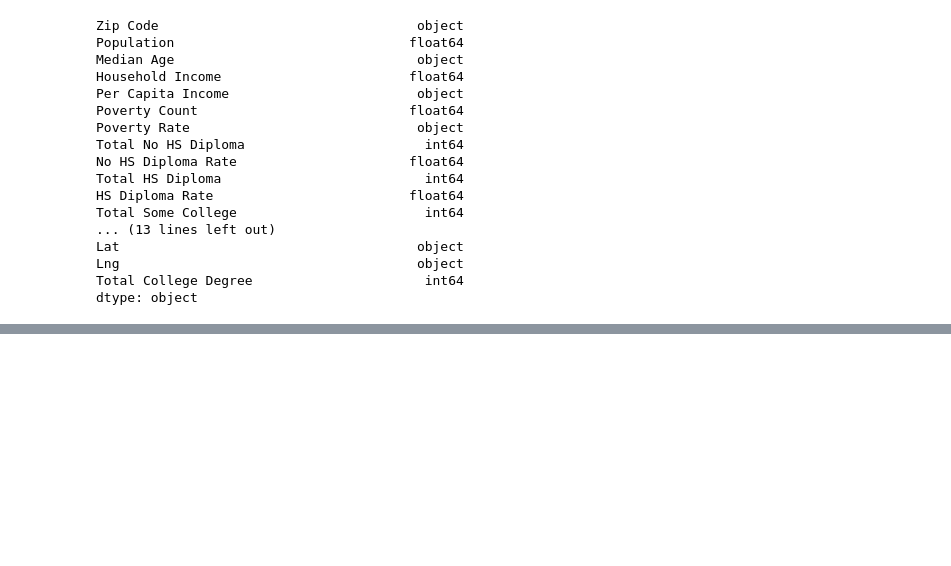
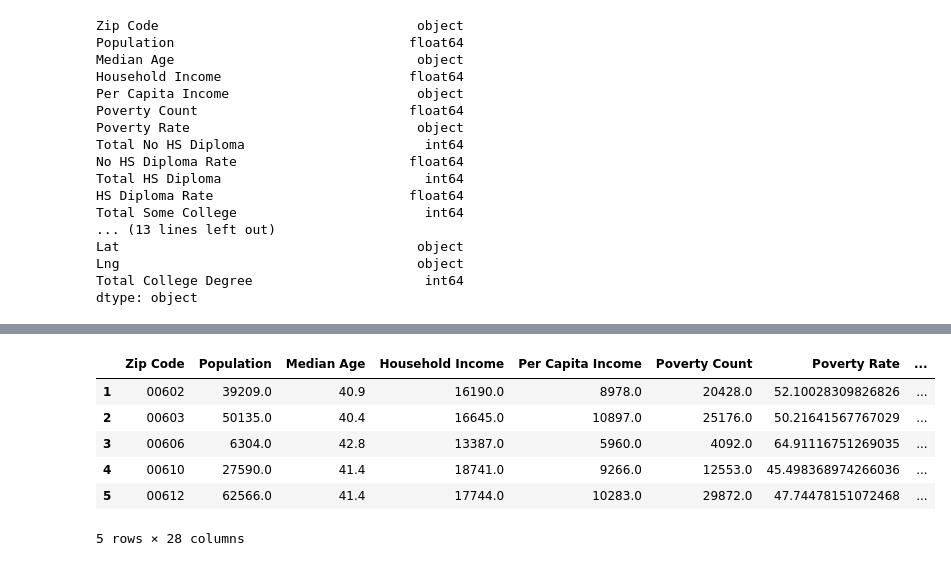
Before and after one commit to trigus00/Project_1, a Jupyter notebook: gustest.ipynb, the cells around one changed output, grey strips where cells are left out. Cells and saved outputs as stored; diff of their text form; code cells hidden in the pictures; blank space fills up the shorter version.

```diff
--- a/gustest.ipynb
+++ b/gustest.ipynb
@@ -108,0 +115,10 @@ DriverError: Project_1/cb_2018_us_zcta510_500k.shp: No such file or directory
+# %%
+df_for_map.head()
+# %% [output]
+|  | Zip Code | Population | Median Age | Household Income | Per Capita Income | Poverty Count | Poverty Rate | ... |
+| 1 | 00602 | 39209.0 | 40.9 | 16190.0 | 8978.0 | 20428.0 | 52.10028309826826 | ... |
+| 2 | 00603 | 50135.0 | 40.4 | 16645.0 | 10897.0 | 25176.0 | 50.21641567767029 | ... |
+| 3 | 00606 | 6304.0 | 42.8 | 13387.0 | 5960.0 | 4092.0 | 64.91116751269035 | ... |
+| 4 | 00610 | 27590.0 | 41.4 | 18741.0 | 9266.0 | 12553.0 | 45.498368974266036 | ... |
+| 5 | 00612 | 62566.0 | 41.4 | 17744.0 | 10283.0 | 29872.0 | 47.74478151072468 | ... |
+5 rows × 28 columns
```
Also changed, not shown: parts of 9 cells of this notebook, 7 other files.
